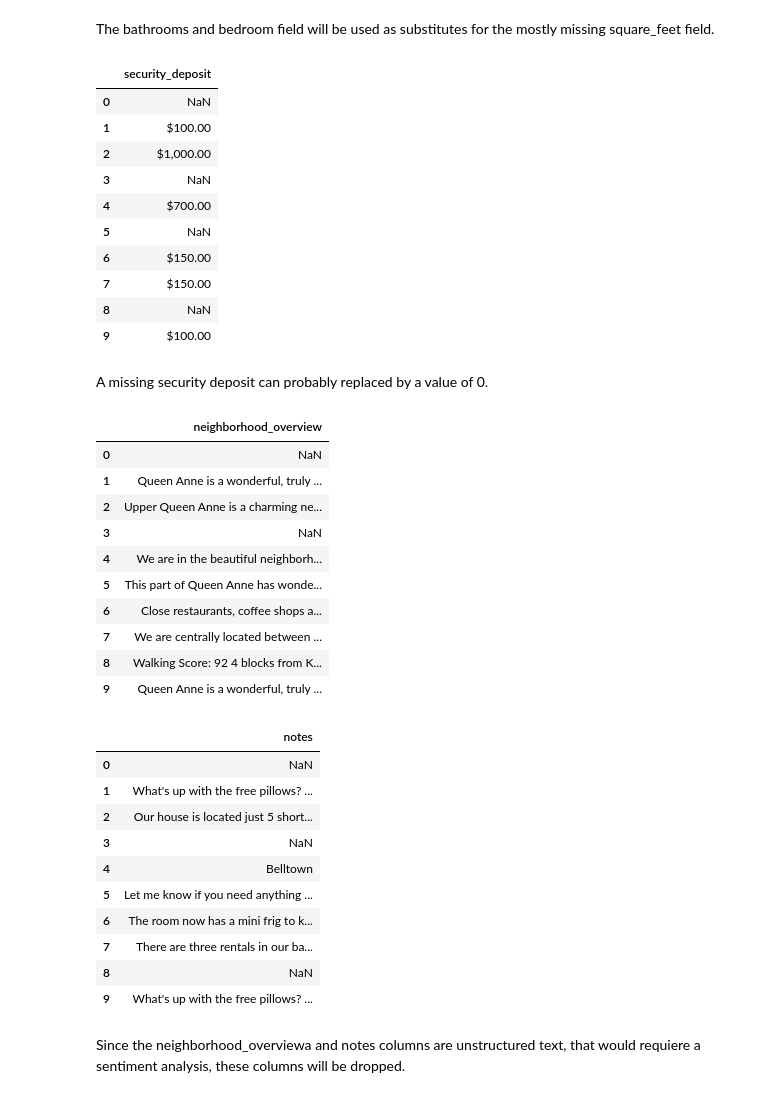
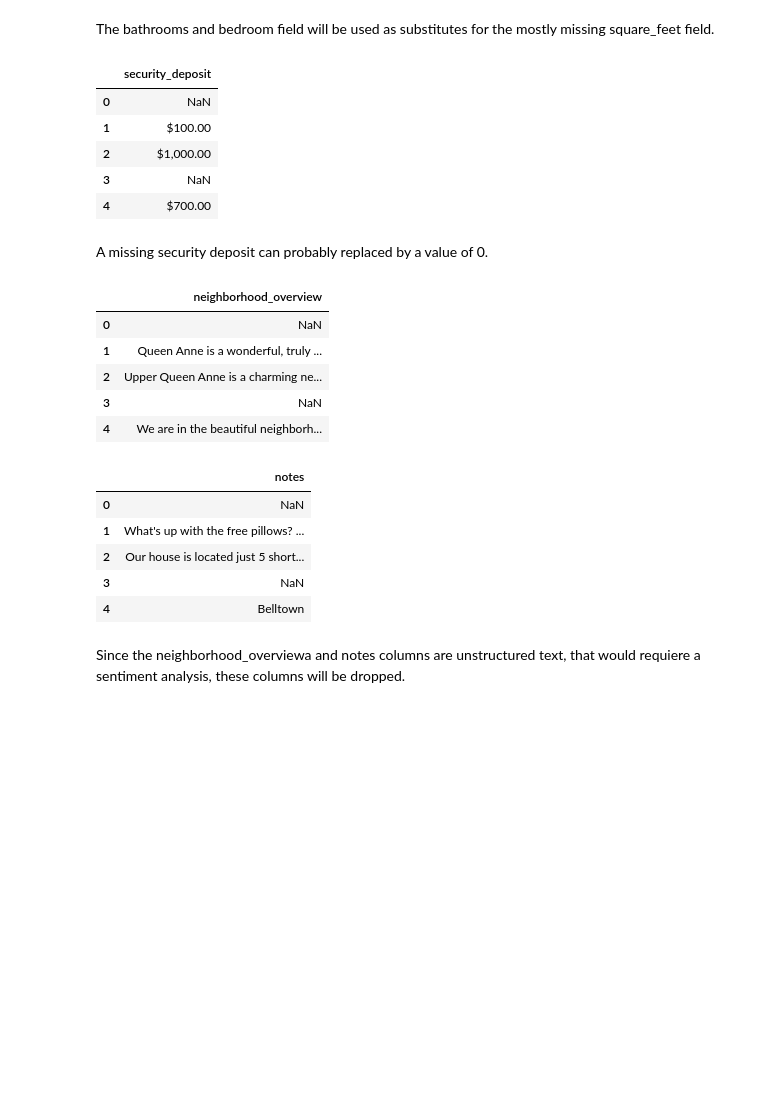
Before and after one commit to Wilbertz/Data-Science-Blog, a Jupyter notebook: Understanding Seattle Airbnb Data.ipynb, the cells around one changed output. Cells and saved outputs as stored; diff of their text form; code cells hidden in the pictures; blank space fills up the shorter version.

```diff
--- a/Understanding Seattle Airbnb Data.ipynb
+++ b/Understanding Seattle Airbnb Data.ipynb
@@ -254,23 +249,18 @@ df_listings[df_listings['square_feet'].notnull()][['square_feet', 'bathrooms', '
 # %% [markdown]
 The bathrooms and bedroom field will be used as substitutes for the mostly missing square_feet field.
 # %%
-df_listings[['security_deposit']].head(10)
+df_listings[['security_deposit']].head(5)
 # %% [output]
 |  | security_deposit |
 | 0 | NaN |
 | 1 | $100.00 |
 | 2 | $1,000.00 |
 | 3 | NaN |
 | 4 | $700.00 |
-| 5 | NaN |
-| 6 | $150.00 |
-| 7 | $150.00 |
-| 8 | NaN |
-| 9 | $100.00 |
 # %% [markdown]
 A missing security deposit can probably replaced by a value of 0.
 # %%
-df_listings[['neighborhood_overview']].head(10)
+df_listings[['neighborhood_overview']].head(5)
 # %% [output]
 |  | neighborhood_overview |
 | 0 | NaN |
@@ -278,13 +268,8 @@ df_listings[['neighborhood_overview']].head(10)
 | 2 | Upper Queen Anne is a charming ne... |
 | 3 | NaN |
 | 4 | We are in the beautiful neighborh... |
-| 5 | This part of Queen Anne has wonde... |
-| 6 | Close restaurants, coffee shops a... |
-| 7 | We are centrally located between ... |
-| 8 | Walking Score: 92 4 blocks from K... |
-| 9 | Queen Anne is a wonderful, truly ... |
 # %%
-df_listings[['notes']].head(10)
+df_listings[['notes']].head(5)
 # %% [output]
 |  | notes |
 | 0 | NaN |
@@ -292,11 +277,6 @@ df_listings[['notes']].head(10)
 | 2 | Our house is located just 5 short... |
 | 3 | NaN |
 | 4 | Belltown |
-| 5 | Let me know if you need anything ... |
-| 6 | The room now has a mini frig to k... |
-| 7 | There are three rentals in our ba... |
-| 8 | NaN |
-| 9 | What's up with the free pillows? ... |
 # %% [markdown]
 Since the neighborhood_overviewa and notes columns are unstructured text, that would requiere a sentiment analysis, these columns will be dropped.
 # %%
```
Also changed, not shown: parts of 9 cells of this notebook.
